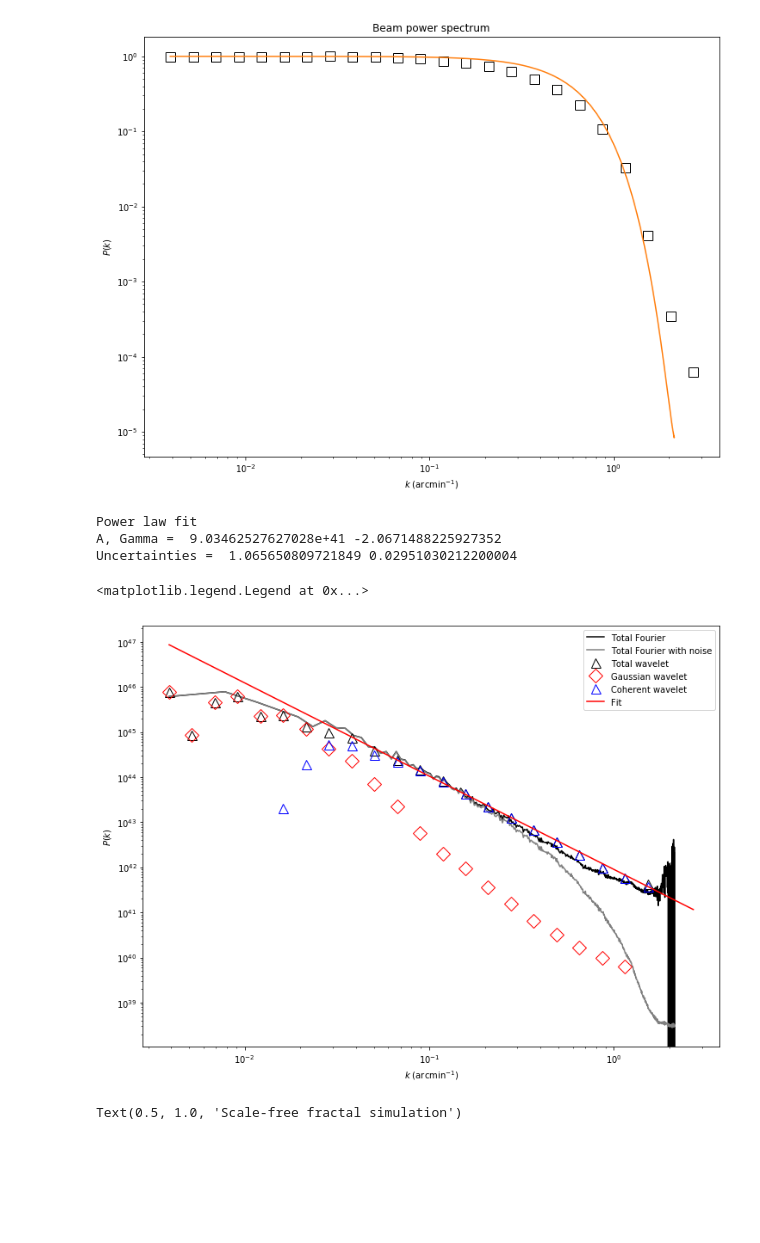
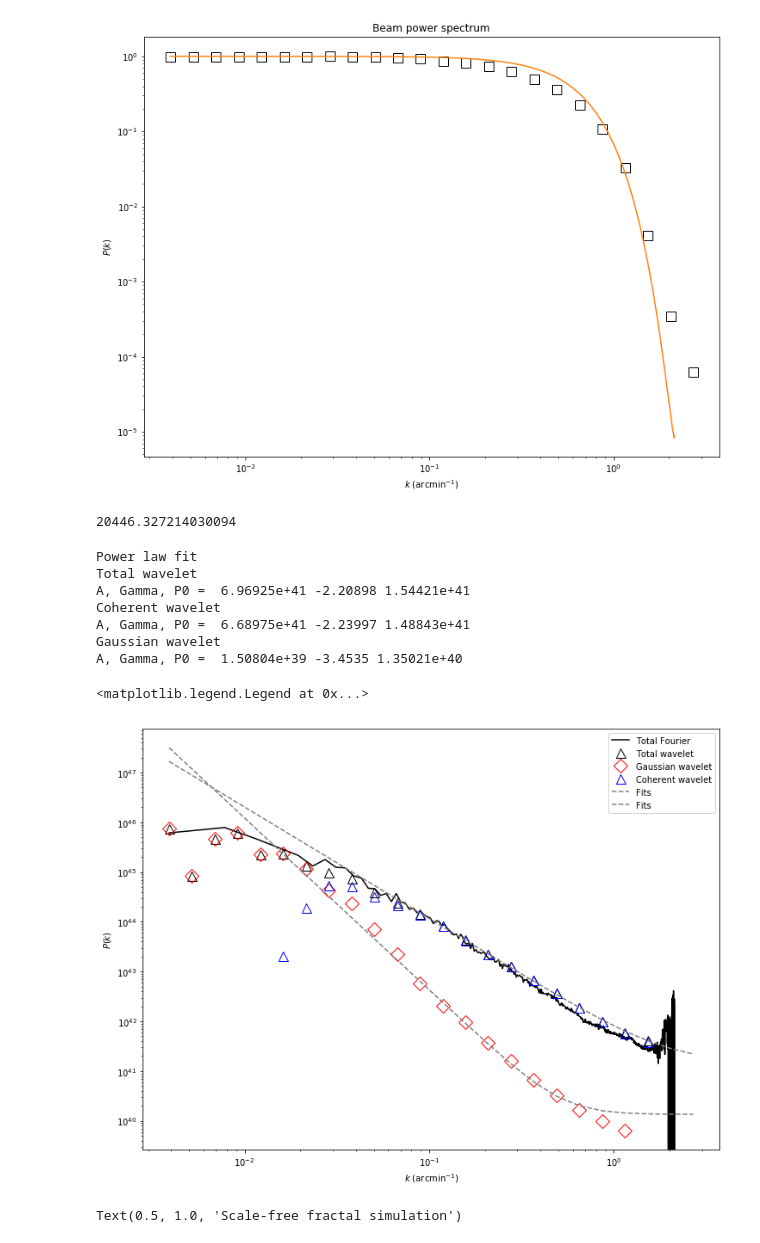
Before and after one commit to jfrob27/M1stage2020, a Jupyter notebook: Serpens.ipynb, the cells around one changed output. Drawn from its saved outputs; the diff is of its cells as text; code cells hidden in the pictures; blank space fills up the shorter version.

```diff
--- a/Serpens.ipynb
+++ b/Serpens.ipynb
@@ -187,34 +185,55 @@ plt.title('Beam power spectrum')
 # %% [output]
 Text(0.5, 1.0, 'Beam power spectrum')
 [figure]
+# %%
+np.std(S1a[0,:]/BS1an/1e41)
+# %% [output]
+20446.327214030094
 # %%
 Noise = spec_k[-1]
 
 #Power spectra fits
-A, cov = np.polyfit(np.log(wav_k[8:18]), np.log(S1a[0,8:18]/BS1an[8:18]),deg=1,cov=True)
-fit = np.exp(A[1])*wav_k**A[0]
+A_gauss, gamma_gauss, P0_gauss = 0.0150804e+41, -3.45350, 0.135021e+41
+fit_gauss=A_gauss*wav_k**gamma_gauss+P0_gauss
+A_cohe, gamma_cohe, P0_cohe = 6.68975e+41,  -2.23997, 1.48843e+41
+fit_cohe=A_cohe*wav_k**gamma_cohe+P0_cohe
+A_spec, gamma_spec, P0_spec = 6.96925e+41, -2.20898, 1.54421e+41
+fit_spec=A_spec*wav_k**gamma_spec+P0_spec
+
 print('Power law fit')
-print('A, Gamma = ', np.exp(A[1]), A[0])
-print('Uncertainties = ', np.exp(np.sqrt(np.diag(cov)[1])), np.sqrt(np.diag(cov)[0]))
+print('Total wavelet')
+print('A, Gamma, P0 = ', A_spec, gamma_spec, P0_spec)
+print('Coherent wavelet')
+print('A, Gamma, P0 = ', A_cohe, gamma_cohe, P0_cohe)
+print('Gaussian wavelet')
+print('A, Gamma, P0 = ', A_gauss, gamma_gauss, P0_gauss)
 
 plt.figure(figsize(12,9))
 plt.plot(tab_k, (spec_k-Noise)/spec_beamn, color='black',label=r'Total Fourier')
-plt.plot(tab_k, spec_k, color='grey',label=r'Total Fourier with noise')
+#plt.plot(tab_k, spec_k, color='grey',label=r'Total Fourier with noise')
 plt.plot(wav_k, (S1a[0,:]-Noise)/BS1an,'^', markersize = 11, markerfacecolor='none', markeredgecolor='black', label='Total wavelet')
 plt.plot(wav_k, (S1a[2,:]-Noise)/BS1an,'D', markersize = 11, markerfacecolor='none', markeredgecolor='red', label='Gaussian wavelet')
 plt.plot(wav_k, (S1a[1,:]-Noise)/BS1an,'^', markersize = 11, markerfacecolor='none', markeredgecolor='blue', label='Coherent wavelet')
-plt.plot(wav_k, fit, color='red',label=r'Fit')
+
+plt.plot(wav_k, fit_gauss, color='grey', ls='--', lw=1.5, label=r'Fits')
+plt.plot(wav_k, fit_cohe, color='grey', ls='--', lw=1.5, label=r'Fits')
+#plt.plot(wav_k, fit_spec, color='grey', ls='--', lw=1.5, label=r'Fits')
+
 plt.xscale('log')
 plt.yscale('log')
 plt.xlabel(r'$k$ (arcmin$^{-1}$)')
 plt.ylabel(r'$P(k)$')
 plt.legend()
 # %% [output]
 Power law fit
-A, Gamma =  9.03462527627028e+41 -2.0671488225927352
-Uncertainties =  1.065650809721849 0.02951030212200004
+Total wavelet
+A, Gamma, P0 =  6.96925e+41 -2.20898 1.54421e+41
+Coherent wavelet
+A, Gamma, P0 =  6.68975e+41 -2.23997 1.48843e+41
+Gaussian wavelet
+A, Gamma, P0 =  1.50804e+39 -3.4535 1.35021e+40
 <matplotlib.legend.Legend at 0x...>
-[figure, old version]
+[figure, new version]
 # %%
 #Image reconstruction from the segmented wavelet coefficients
 M=np.size(wav_k)
```
Also changed, not shown: parts of 3 cells of this notebook, 5 other files.
